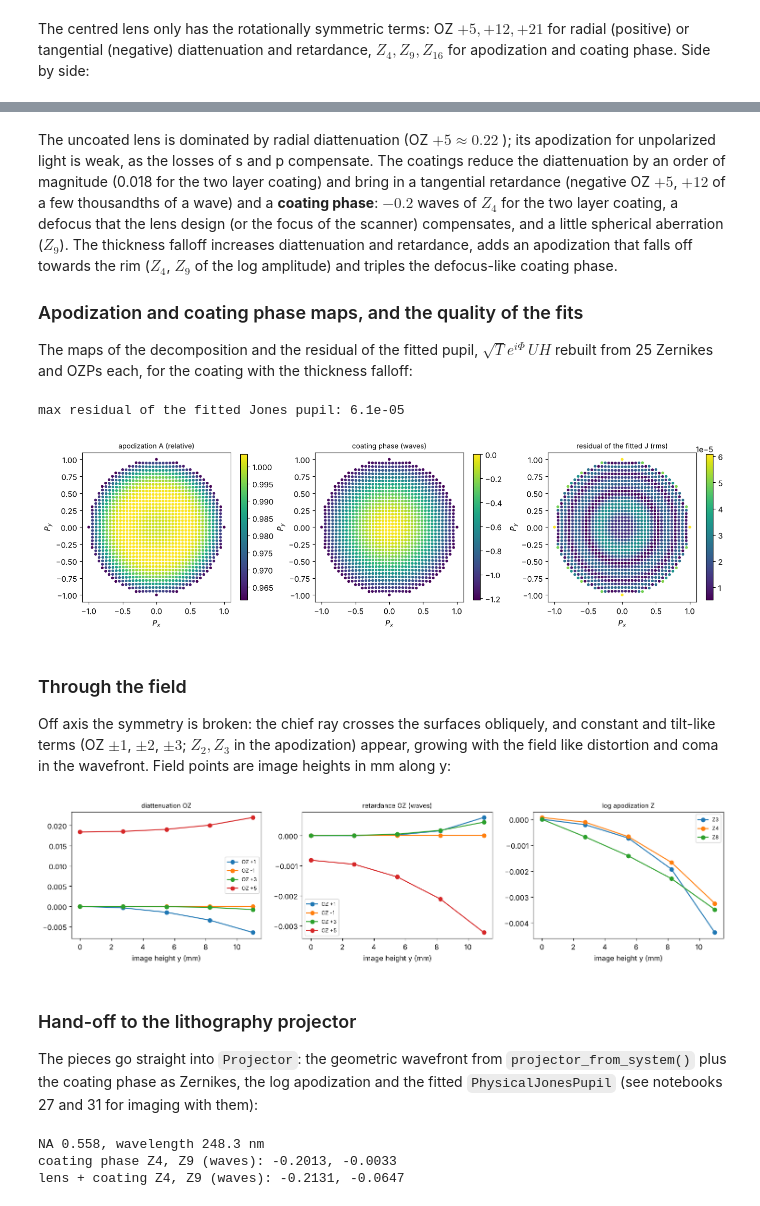
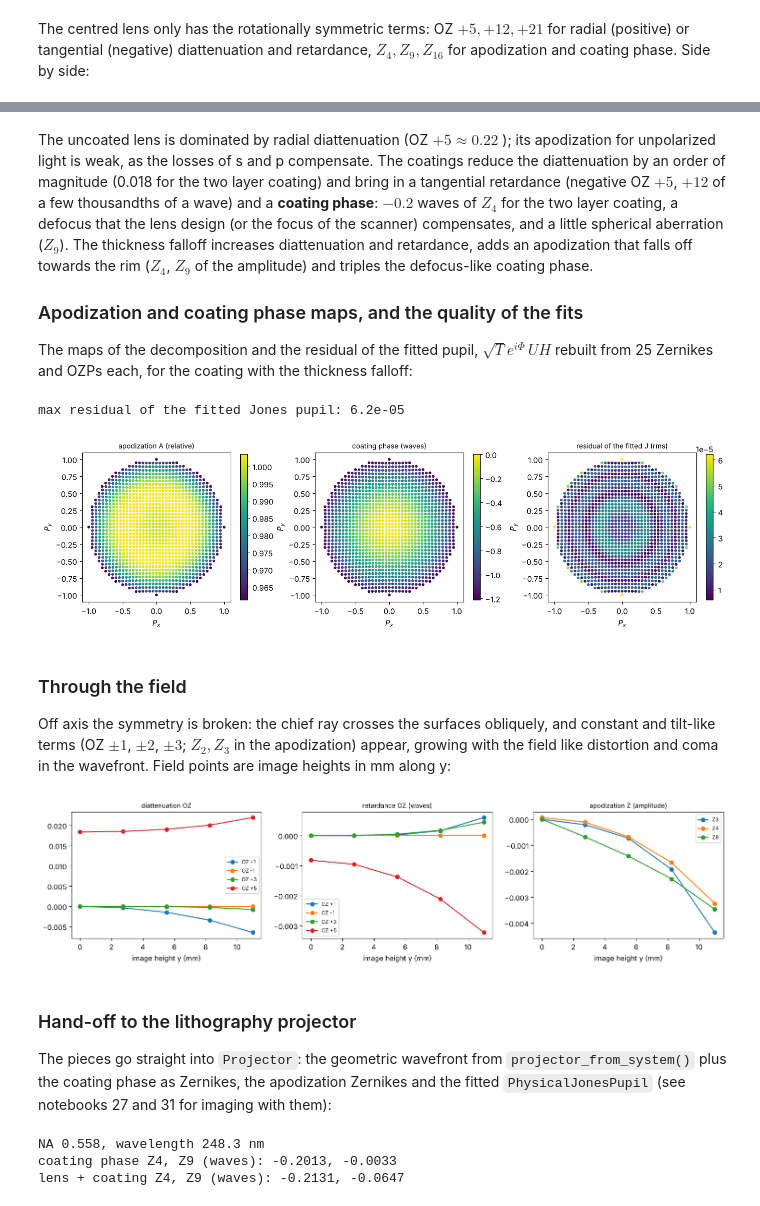
Before and after one commit to aeberspaecher/pyoptics, a Jupyter notebook: notebooks/34_polarization_raytrace.ipynb, the cells around one changed output, grey strips where cells are left out. Saved outputs shown, nothing was run; the diff lists cells and outputs as text; code cells hidden in the pictures.

```diff
--- a/notebooks/34_polarization_raytrace.ipynb
+++ b/notebooks/34_polarization_raytrace.ipynb
@@ -391,17 +390,17 @@ for name, s in all_variants.items():
     parts["phase"] = unwrapped(parts["phase"])
     physical, _ = jp.PhysicalJonesPupil.fit(r.P_x, r.P_y, r.J, n_terms=n_terms)
     coating_phase = jp.fit_zernikes(r.P_x, r.P_y, parts["phase"]/(2*np.pi), n_terms)
-    log_amplitude = jp.fit_zernikes(r.P_x, r.P_y, 0.5*np.log(parts["transmission"]), n_terms)
-    pupils[name], fits[name] = (r, parts), (physical, coating_phase, log_amplitude)
+    apodization = jp.fit_zernikes(r.P_x, r.P_y, np.sqrt(parts["transmission"]) - 1, n_terms)
+    pupils[name], fits[name] = (r, parts), (physical, coating_phase, apodization)
 
 def show(coefficients, keys, fmt="{:+.4f}"):
     return "  ".join("{}: {}".format(k, fmt.format(coefficients.get(k, 0.0))) for k in keys)
 
-for name, (physical, coating_phase, log_amplitude) in fits.items():
+for name, (physical, coating_phase, apodization) in fits.items():
     print("{} (chief ray transmission {:.3f})".format(name, pupils[name][0].transmission))
     print("  diattenuation OZ  ", show(physical.diattenuation, (5, 12, 21)))
     print("  retardance OZ     ", show(physical.retardance, (5, 12, 21)))
-    print("  log apodization Z ", show(log_amplitude, (4, 9, 16)))
+    print("  apodization Z     ", show(apodization, (4, 9, 16)))
     print("  coating phase Z   ", show(coating_phase, (4, 9, 16)), "(waves)")
 # %% [output]
 uncoated (chief ray transmission 0.172)
@@ -432,7 +431,7 @@ side:
 # %%
 groups = (("diattenuation OZ", lambda f: f[0].diattenuation, (5, 12, 21)),
           ("retardance OZ (waves)", lambda f: f[0].retardance, (5, 12, 21)),
-          ("log apodization Z", lambda f: f[2], (4, 9, 16)),
+          ("apodization Z (amplitude)", lambda f: f[2], (4, 9, 16)),
           ("coating phase Z (waves)", lambda f: f[1], (4, 9, 16)))
 fig, axes = plt.subplots(1, 4, figsize=(16, 3.8))
 width = 0.8/len(fits)
@@ -451,0 +454,12 @@ plt.tight_layout()
+# %%
+fig, ax = plt.subplots(figsize=(7, 4))
+rho_line = np.linspace(0, 1, 101)
+for k, (name, ((r, parts), (physical, coating_phase, apodization))) in enumerate(
+        zip(fits, zip(pupils.values(), fits.values()))):
+    ax.plot(np.hypot(r.P_x, r.P_y), np.sqrt(parts["transmission"]), ".", ms=2, color="C{}".format(k),
+            alpha=0.4)
+    ax.plot(rho_line, 1 + jp.zernike_sum(apodization, rho_line, 0*rho_line).real,
+            color="C{}".format(k), label=name)
+ax.set_xlabel("pupil radius"), ax.set_ylabel("apodization A")
+ax.legend(fontsize=8)
+plt.tight_layout()
@@ -459,7 +475,7 @@ retardance (negative OZ $+5$, $+12$ of a few thousandths of a wave) and a
 defocus that the lens design (or the focus of the scanner) compensates, and
 a little spherical aberration ($Z_9$). The thickness falloff increases
 diattenuation and retardance, adds an apodization that falls off towards the
-rim ($Z_4$, $Z_9$ of the log amplitude) and triples the defocus-like coating
+rim ($Z_4$, $Z_9$ of the amplitude) and triples the defocus-like coating
 phase.
 
 ### Apodization and coating phase maps, and the quality of the fits
@@ -469,8 +485,8 @@ $\sqrt{T}e^{i\Phi}\,U H$ rebuilt from 25 Zernikes and OZPs each, for the
 coating with the thickness falloff:
 # %%
 name = "MgF2/LaF3, cosine falloff"
-(r, parts), (physical, coating_phase, log_amplitude) = pupils[name], fits[name]
-A = np.exp(jp.zernike_sum(log_amplitude, r.P_x, r.P_y).real)
+(r, parts), (physical, coating_phase, apodization) = pupils[name], fits[name]
+A = 1 + jp.zernike_sum(apodization, r.P_x, r.P_y).real
 phase = 2*np.pi*jp.zernike_sum(coating_phase, r.P_x, r.P_y).real
 J_fit = (A*np.exp(1j*phase))[:, None, None]*physical(r.P_x, r.P_y)
 residual = np.linalg.norm(J_fit - r.J, axis=(1, 2))/np.sqrt(2)
@@ -486,7 +502,7 @@ for ax, v, title in ((axes[0], np.sqrt(parts["transmission"]), "apodization A (r
 plt.tight_layout()
 print("max residual of the fitted Jones pupil: {:.1e}".format(residual.max()))
 # %% [output]
-max residual of the fitted Jones pupil: 6.1e-05
+max residual of the fitted Jones pupil: 6.2e-05
 [figure]
 # %% [markdown]
 ### Through the field
@@ -499,30 +515,30 @@ along y:
 # %%
 coated = variants["MgF2/LaF3"]
 heights = np.linspace(0, 11.0, 5)
 rows = []
 for h in heights:
     r = lens.lens_jones_pupil(coated, field=(0.0, h), N=31)
     physical, scalar = jp.PhysicalJonesPupil.fit(r.P_x, r.P_y, r.J, n_terms=16)
-    log_amplitude = jp.fit_zernikes(r.P_x, r.P_y, 0.5*np.log(jp.decompose(r.J)["transmission"]), 16)
-    rows.append((physical.diattenuation, physical.retardance, log_amplitude))
+    apodization = jp.fit_zernikes(r.P_x, r.P_y, np.sqrt(jp.decompose(r.J)["transmission"]) - 1, 16)
+    rows.append((physical.diattenuation, physical.retardance, apodization))
 fig, axes = plt.subplots(1, 3, figsize=(15, 3.8))
 for ax, (k, keys, title) in zip(axes, ((0, (1, -1, 3, 5), "diattenuation OZ"),
                                        (1, (1, -1, 3, 5), "retardance OZ (waves)"),
-                                       (2, (3, 4, 8), "log apodization Z"))):
+                                       (2, (3, 4, 8), "apodization Z (amplitude)"))):
     for j in keys:
         ax.plot(heights, [row[k].get(j, 0.0) for row in rows], "o-",
                 label=("OZ {:+d}" if "OZ" in title else "Z{}").format(j))
     ax.set_xlabel("image height y (mm)"), ax.set_title(title, fontsize=10)
     ax.legend(fontsize=8)
 plt.tight_layout()
 # %% [output]
-[figure, old version]
+[figure, new version]
 # %% [markdown]
 ### Hand-off to the lithography projector
 
 The pieces go straight into `Projector`: the geometric wavefront from
-`projector_from_system()` plus the coating phase as Zernikes, the log
-apodization and the fitted `PhysicalJonesPupil` (see notebooks 27 and 31
+`projector_from_system()` plus the coating phase as Zernikes, the
+apodization Zernikes and the fitted `PhysicalJonesPupil` (see notebooks 27 and 31
 for imaging with them):
 # %%
 name = "MgF2/LaF3"
```
Also changed, not shown: parts of 7 cells of this notebook, 1 other file.
